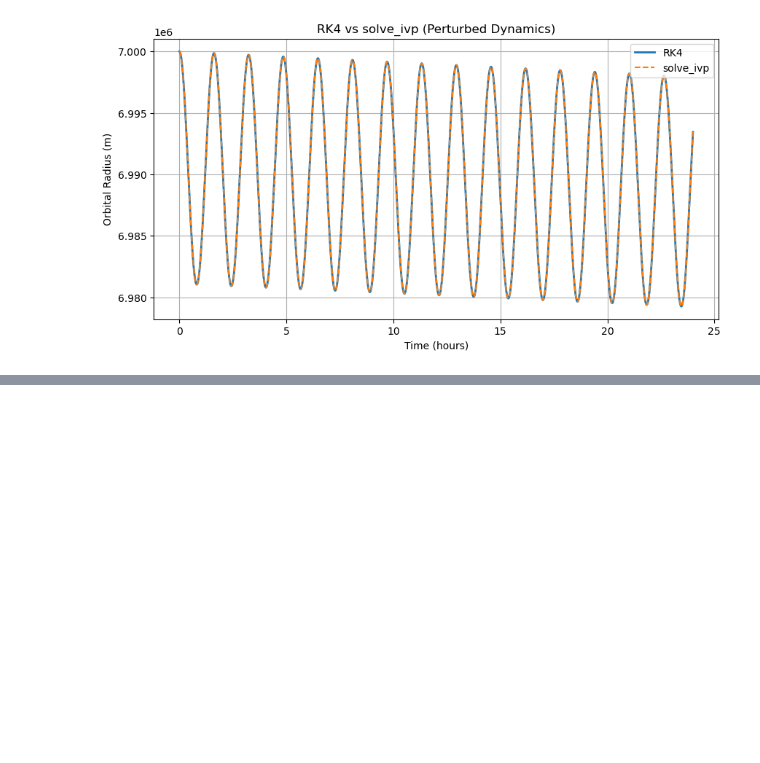
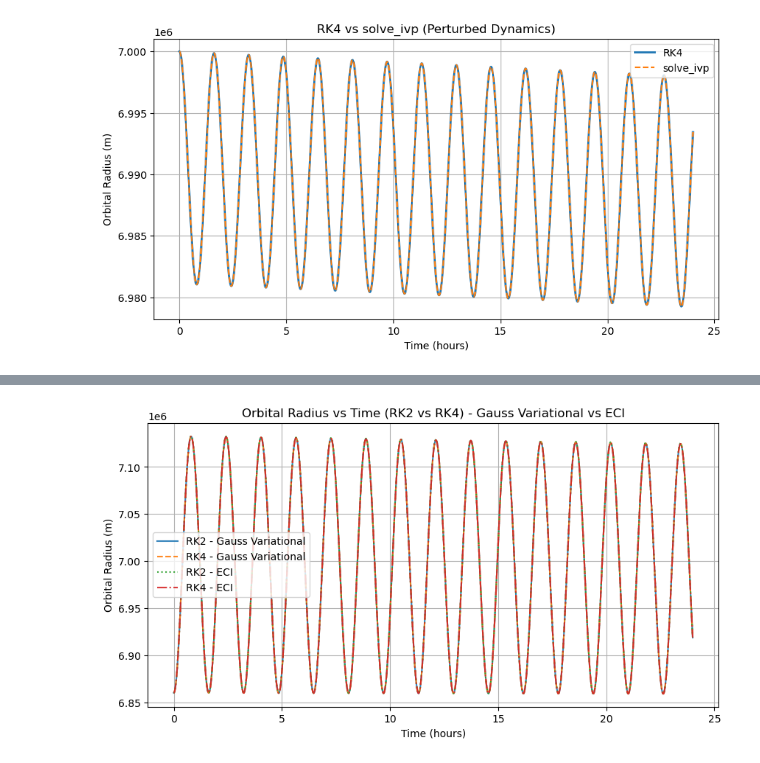
Before and after one commit to vbigattini/MECH309-FINALPROJECT, a Jupyter notebook: MECH309-FINALPROJECT.ipynb, the cells around one changed output, grey strips where cells are left out. Drawn from its saved outputs; the diff is of its cells as text; code cells hidden in the pictures; blank space fills up the shorter version.

Commit message:
Implemented Sect. 4.1.4 d/e) and fixed bugs in gauss_variational

```diff
--- a/MECH309-FINALPROJECT.ipynb
+++ b/MECH309-FINALPROJECT.ipynb
@@ -773,7 +773,7 @@ def gauss_variational(t: float, y: npt.NDArray, perturbations: Perturbations) ->
     dedt = (h / perturbations.mu) * sin(nu) * pr + (1 / (perturbations.mu * h)) * ((h**2 + perturbations.mu * r) * cos(nu) + perturbations.mu * e * r) * ps
     dincdt = (r / h) * cos(omega + nu) * pw
     dupper_omegadt = (r / h) * sin(omega + nu) * pw / sin(inc)
-    domegadt = (-1 / (h * e)) * ((h**2 / perturbations.mu) * cos(nu) * pr - (r + (h**2 / perturbations.mu * r)) * sin(nu) * ps) - (r / h) * sin(omega + nu) * pw / tan(inc)
+    domegadt = (-1 / (h * e)) * ((h**2 / perturbations.mu) * cos(nu) * pr - (r + (h**2 / perturbations.mu)) * sin(nu) * ps) - ((r / h) * sin(omega + nu) * pw / tan(inc))
     dnudt = (h / r**2) - (domegadt + (cos(inc) * dupper_omegadt))
 
     dydt = np.array([dadt, dedt, dincdt, dupper_omegadt, domegadt, dnudt])
@@ -938,0 +941,97 @@ plt.show()
+# %%
+t0 = 0.0
+tf = 24.0*3600.0
+h = 10.0
+
+a0     = 7000e3
+e0     = 0.02
+inc0   = np.deg2rad(50)
+raan0  = np.deg2rad(10)
+omega0 = np.deg2rad(30)
+nu0    = np.deg2rad(0)
+
+y0_kep = np.array([a0, e0, inc0, raan0, omega0, nu0])
+
+pert = Perturbations(
+    mu = MU_EARTH,
+    Re = R_EARTH,
+    J_2 = J_2,
+    A_m = A_M,
+    Cd = C_D,
+    Cr = C_R,
+    mu_sun = MU_SUN,
+    mu_moon = MU_MOON
+)
+
+# Test case - should get same results as two-body propagation in ECI
+# pert = Perturbations(mu=MU_EARTH, Re=None, J_2=None, A_m=None, Cd=None, Cr=None, mu_sun=None, mu_moon=None)
+
+rk2 = rk2_propagation(
+    lambda t, y: gauss_variational(t, y, pert),
+    t0, tf, y0_kep, h
+)
+t_rk2 = rk2[0]
+r_rk2 = np.zeros((len(t_rk2), 3))
+for i in range(len(t_rk2)):
+    a2, e2, inc2, raan2, omega2, nu2 = rk2[1][i]
+    r_rk2[i] = keplerian_elements_to_eci(a2, e2, inc2, raan2, omega2, nu2)[0]
+
+rk4 = rk4_propagation(
+    lambda t, y: gauss_variational(t, y, pert),
+    t0, tf, y0_kep, h
+)
+t_rk4 = rk4[0]
+r_rk4 = np.zeros((len(t_rk4), 3))
+for i in range(len(t_rk4)):
+    a4, e4, inc4, raan4, omega4, nu4 = rk4[1][i]
+    r_rk4[i] = keplerian_elements_to_eci(a4, e4, inc4, raan4, omega4, nu4)[0]
+
+y0 = np.zeros(6)
+y0[:3] = keplerian_elements_to_eci(
+    y0_kep[0], y0_kep[1], y0_kep[2], y0_kep[3], y0_kep[4], y0_kep[5]
+)[0]
+y0[3:] = keplerian_elements_to_eci(
+    y0_kep[0], y0_kep[1], y0_kep[2], y0_kep[3], y0_kep[4], y0_kep[5]
+)[1]
+
+t_rk2_eci, y_rk2_eci = rk2_propagation(
+    lambda t, y: two_body_equation(t, y, pert),
+    t0, tf, y0, h
+)
+
+t_rk4_eci, y_rk4_eci = rk4_propagation(
+    lambda t, y: two_body_equation(t, y, pert),
+    t0, tf, y0, h
+)
+
+r_rk2_norm = norm(r_rk2, axis=1)
+r_rk4_norm = norm(r_rk4, axis=1)
+r_rk2_eci_norm = norm(y_rk2_eci[:,:3], axis=1)
+r_rk4_eci_norm = norm(y_rk4_eci[:,:3], axis=1)
+
+plt.figure(figsize=(10,5))
+plt.plot(t_rk2/3600, r_rk2_norm, label="RK2 - Gauss Variational", linestyle="-", alpha=0.9)
+plt.plot(t_rk4/3600, r_rk4_norm, label="RK4 - Gauss Variational", linestyle="--", alpha=0.9)
+plt.plot(t_rk4_eci/3600, r_rk2_eci_norm, label="RK2 - ECI", linestyle=":", alpha=0.9)
+plt.plot(t_rk4_eci/3600, r_rk4_eci_norm, label="RK4 - ECI", linestyle="-.", alpha=0.9)
+plt.xlabel("Time (hours)")
+plt.ylabel("Orbital Radius (m)")
+plt.title("Orbital Radius vs Time (RK2 vs RK4) - Gauss Variational vs ECI")
+plt.legend()
+plt.grid(True)
+plt.show()
+
+plt.figure(figsize=(8,8))
+plt.plot(r_rk2[:,0], r_rk2[:,1], label="RK2 - Gauss Variational", linestyle="-", alpha=0.9)
+plt.plot(r_rk4[:,0], r_rk4[:,1], label="RK4 - Gauss Variational", linestyle="--", alpha=0.9)
+plt.plot(y_rk2_eci[:,0], y_rk2_eci[:,1], label="RK2 - ECI", linestyle=":", alpha=0.9)
+plt.plot(y_rk4_eci[:,0], y_rk4_eci[:,1], label="RK4 - ECI", linestyle="-.", alpha=0.9)
+plt.xlabel("x (m)")
+plt.ylabel("y (m)")
+plt.title("RK2 vs RK4 Propagated Orbit (with perturbations) - Gauss Variational vs ECI")
+plt.axis("equal")
+plt.legend()
+plt.grid(True)
+plt.show()
+# %% [output]
+[figure, added]
```
Also changed, not shown: parts of 3 cells of this notebook.
